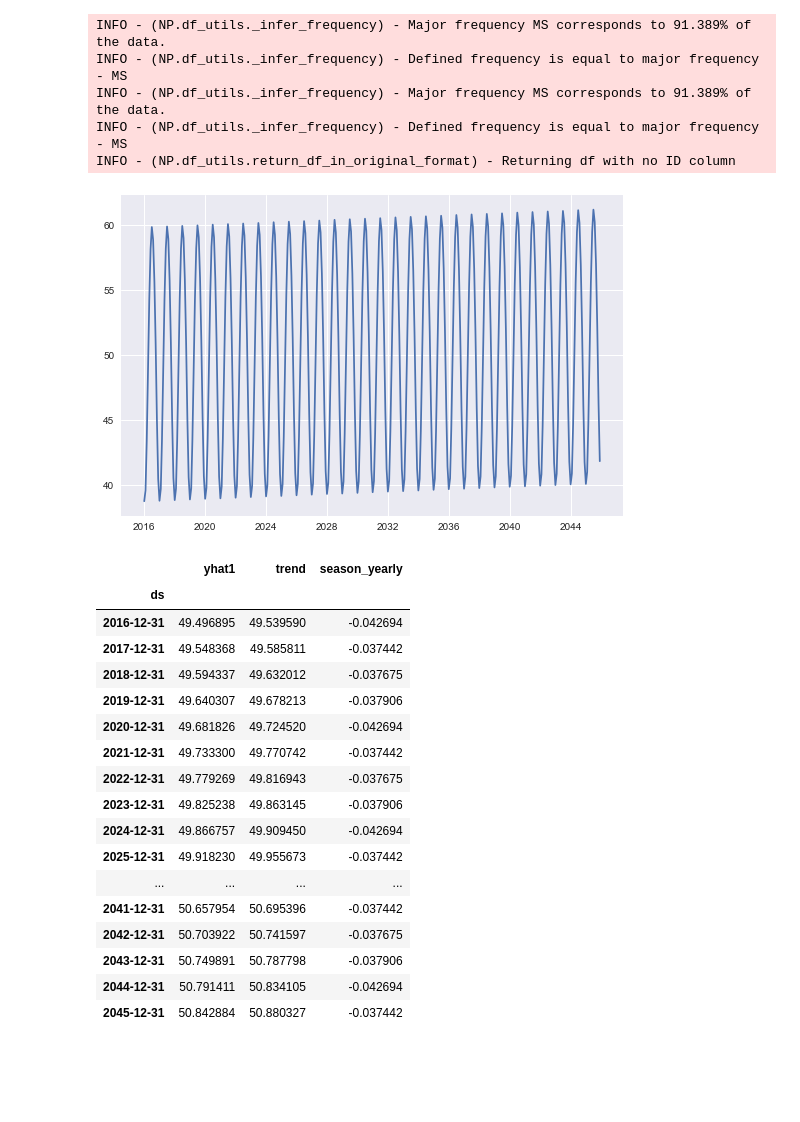
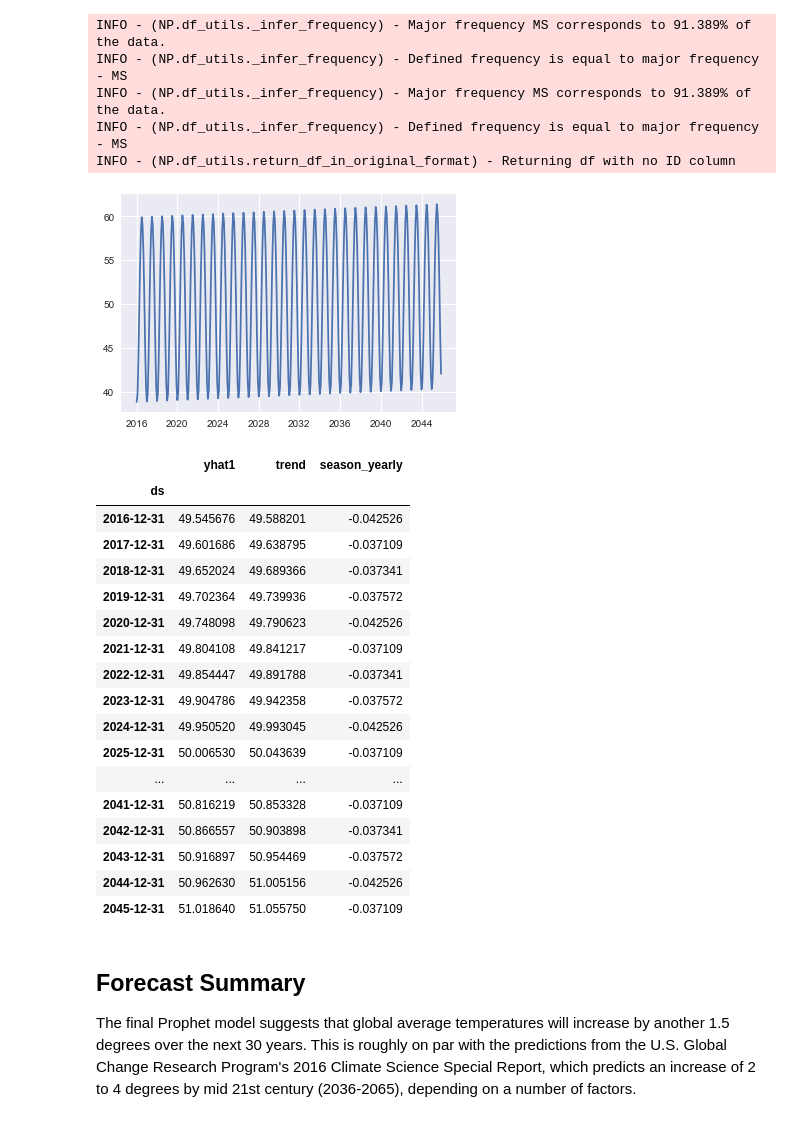
Before and after one commit to cmhollman/Capstone_Project, a Jupyter notebook: Global_Temp_Project.ipynb, the cells around one changed output. Cells and saved outputs as stored; diff of their text form; code cells hidden in the pictures; blank space fills up the shorter version.

Commit message:
finished models

```diff
--- a/Global_Temp_Project.ipynb
+++ b/Global_Temp_Project.ipynb
@@ -188,8 +176,8 @@ ts_test
 The next step is to fit a NeuralProphet model to the timeseries. For the baseline model the only parameters we'll pass will be to prioritize MAE as the preferred metric to optimize. Once used to predict the test set, the model will return a validation MAE score as well as the components (trend and seasonality) applied to make the predictions. If the resulting MAE score is satisfactory, we can then broadcast those prediction out for future forecasts. For something as gradual as global temperature averages, we will try a longer term forecast of 30 years.
 # %%
 #fitting 'vanilla' NeuralProphet with MAE as loss function.
-m = NeuralProphet(loss_func='MAE')
-m.fit(ts_train, validation_df=ts_train, freq = 'MS')
+m1 = NeuralProphet(loss_func='MAE')
+m1.fit(ts_train, validation_df=ts_train, freq = 'MS')
 # %% [output]
 INFO - (NP.df_utils._infer_frequency) - Major frequency MS corresponds to 91.614% of the data.
 INFO - (NP.df_utils._infer_frequency) - Defined frequency is equal to major frequency - MS
@@ -255,0 +251,3 @@ params = m.plot_parameters()
+# %%
+m2 = m1 = NeuralProphet(loss_func='MAE', changepoints_range =.9)
+m2.fit(ts_train, validation_df=ts_train, freq = 'MS')
@@ -256,11 +300,11 @@ params = m.plot_parameters()
 # %%
-future_dates = m.make_future_dataframe(periods = 360, df = ts_test)
+future_dates = m2.make_future_dataframe(periods = 360, df = ts_test)
 # %% [output]
 INFO - (NP.df_utils._infer_frequency) - Major frequency MS corresponds to 87.5% of the data.
 INFO - (NP.df_utils._infer_frequency) - Defined frequency is equal to major frequency - MS
 INFO - (NP.df_utils.return_df_in_original_format) - Returning df with no ID column
 # %%
-forecast = m.predict(future_dates)
+forecast_future = m2.predict(future_dates)
 # %% [output]
 INFO - (NP.df_utils._infer_frequency) - Major frequency MS corresponds to 91.389% of the data.
 INFO - (NP.df_utils._infer_frequency) - Defined frequency is equal to major frequency - MS
@@ -268,30 +312,33 @@ INFO - (NP.df_utils._infer_frequency) - Major frequency MS corresponds to 91.389
 INFO - (NP.df_utils._infer_frequency) - Defined frequency is equal to major frequency - MS
 INFO - (NP.df_utils.return_df_in_original_format) - Returning df with no ID column
 # %%
-plt.plot(forecast['ds'], forecast['yhat1']);
+plt.plot(forecast_future['ds'], forecast_future['yhat1']);
 # %% [output]
-[figure, old version]
+[figure, new version]
 # %%
-forecast.groupby(pd.Grouper(key="ds", freq="Y")).mean()
+forecast_future.groupby(pd.Grouper(key="ds", freq="Y")).mean()
 # %% [output]
 |  | yhat1 | trend | season_yearly |
 | ds |  |  |  |
-| 2016-12-31 | 49.496895 | 49.539590 | -0.042694 |
-| 2017-12-31 | 49.548368 | 49.585811 | -0.037442 |
-| 2018-12-31 | 49.594337 | 49.632012 | -0.037675 |
-| 2019-12-31 | 49.640307 | 49.678213 | -0.037906 |
-| 2020-12-31 | 49.681826 | 49.724520 | -0.042694 |
-| 2021-12-31 | 49.733300 | 49.770742 | -0.037442 |
-| 2022-12-31 | 49.779269 | 49.816943 | -0.037675 |
-| 2023-12-31 | 49.825238 | 49.863145 | -0.037906 |
-| 2024-12-31 | 49.866757 | 49.909450 | -0.042694 |
-| 2025-12-31 | 49.918230 | 49.955673 | -0.037442 |
+| 2016-12-31 | 49.545676 | 49.588201 | -0.042526 |
+| 2017-12-31 | 49.601686 | 49.638795 | -0.037109 |
+| 2018-12-31 | 49.652024 | 49.689366 | -0.037341 |
+| 2019-12-31 | 49.702364 | 49.739936 | -0.037572 |
+| 2020-12-31 | 49.748098 | 49.790623 | -0.042526 |
+| 2021-12-31 | 49.804108 | 49.841217 | -0.037109 |
+| 2022-12-31 | 49.854447 | 49.891788 | -0.037341 |
+| 2023-12-31 | 49.904786 | 49.942358 | -0.037572 |
+| 2024-12-31 | 49.950520 | 49.993045 | -0.042526 |
+| 2025-12-31 | 50.006530 | 50.043639 | -0.037109 |
 | ... | ... | ... | ... |
-| 2041-12-31 | 50.657954 | 50.695396 | -0.037442 |
-| 2042-12-31 | 50.703922 | 50.741597 | -0.037675 |
-| 2043-12-31 | 50.749891 | 50.787798 | -0.037906 |
-| 2044-12-31 | 50.791411 | 50.834105 | -0.042694 |
-| 2045-12-31 | 50.842884 | 50.880327 | -0.037442 |
+| 2041-12-31 | 50.816219 | 50.853328 | -0.037109 |
+| 2042-12-31 | 50.866557 | 50.903898 | -0.037341 |
+| 2043-12-31 | 50.916897 | 50.954469 | -0.037572 |
+| 2044-12-31 | 50.962630 | 51.005156 | -0.042526 |
+| 2045-12-31 | 51.018640 | 51.055750 | -0.037109 |
+# %% [markdown]
+## Forecast Summary
+The final Prophet model suggests that global average temperatures will increase by another 1.5 degrees over the next 30 years. This is roughly on par with the predictions from the U.S. Global Change Research Program's 2016 Climate Science Special Report, which predicts an increase of 2 to 4 degrees by mid 21st century (2036-2065), depending on a number of factors.
 # %% [markdown]
 ## LSTM Model
 Next we will apply and LSTM (Long Short Term Memory) Model to the same timeseries data. This is a bit more involved than Prophet, which automates many of the following steps.
```
Also changed, not shown: parts of 50 cells of this notebook, 5 other files.
